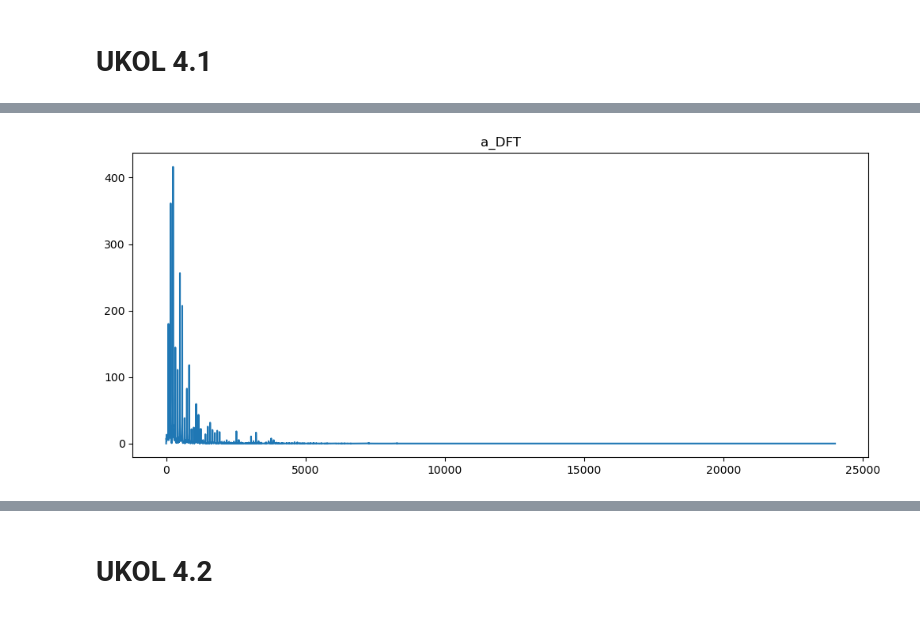
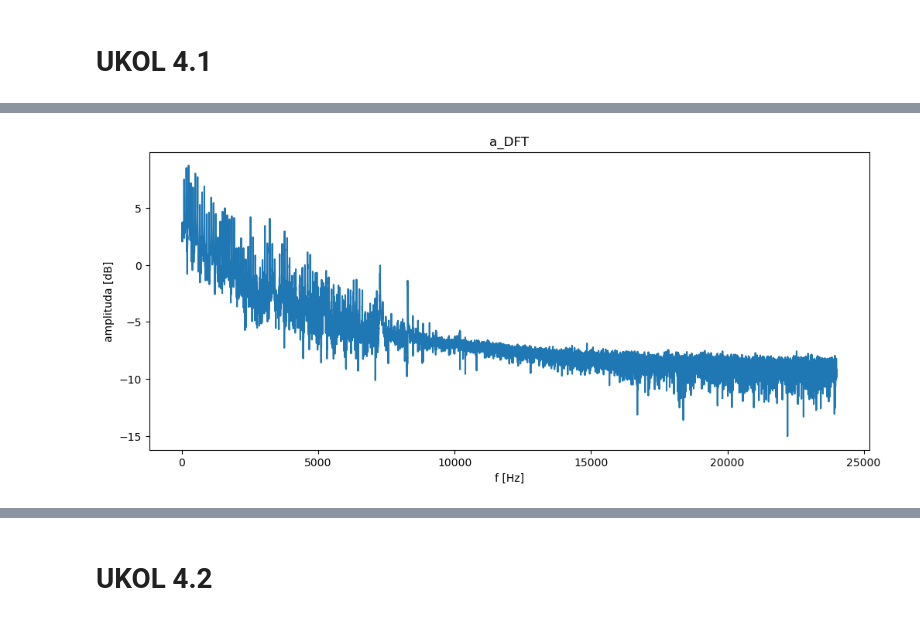
Before and after one commit to Explosiver001/ISS-projekt, a Jupyter notebook: src/main.ipynb, the cells around one changed output, grey strips where cells are left out. Saved outputs shown, nothing was run; the diff lists cells and outputs as text; code cells hidden in the pictures.

```diff
--- a/src/main.ipynb
+++ b/src/main.ipynb
@@ -57,15 +59,18 @@ display(Audio(TONE_A, rate=Fs))
 # %%
 #MIDI A DFT
 TONE_A_DFT = np.fft.fft(TONE_A)
 TONE_A_DFT = np.abs(TONE_A_DFT)
 TONE_A_DFT = TONE_A_DFT[:TONE_A_DFT.size//2]
 F = np.arange(TONE_A_DFT.size) * Fs / TONE_A.size
 plt.figure(figsize=(12,5))
 plt.title('a_DFT')
-plt.plot(F[0:], TONE_A_DFT[0:])
+plt.xlabel('f [Hz]')
+plt.ylabel('amplituda [dB]')
+logDFT = np.log2(TONE_A_DFT)
+plt.plot(F[1:], logDFT[1:])
 plt.show()
 # %% [output]
-[figure, old version]
+[figure, new version]
 # %%
 MIDI_B = 78
 MIDI_B_F = 739.99
```
Also changed, not shown: parts of 17 cells of this notebook, 11 other files.
